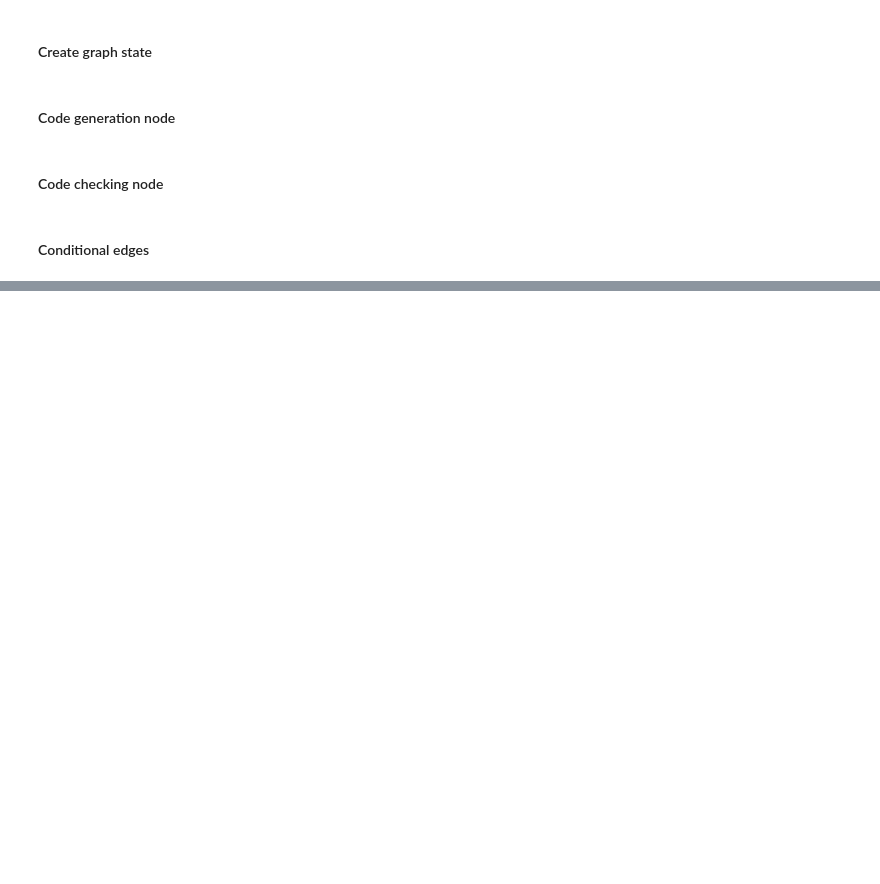
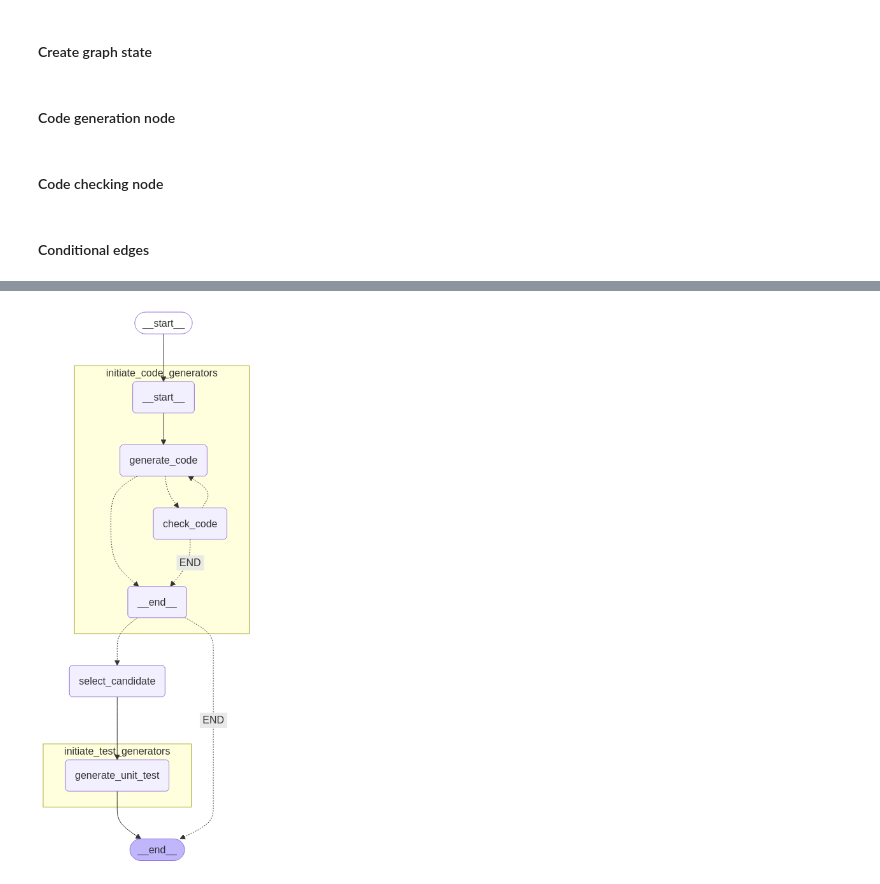
Before and after one commit to hunatlas/software_developer_assistant, a Jupyter notebook: code_assistant.ipynb, the cells around one changed output, grey strips where cells are left out. Saved outputs shown, nothing was run; the diff lists cells and outputs as text; code cells hidden in the pictures; blank space fills up the shorter version.

```diff
--- a/code_assistant.ipynb
+++ b/code_assistant.ipynb
@@ -198,0 +376,47 @@ graph_result
+# %%
+def initiate_test_generators(state: CodeAssistantState):
+    candidate = state["generations"][state["candidate"]]
+
+    test_generator_system_prompt = """You are an experienced Python tester. You help with writing unit tests for functions.
+    Write unit tests for the input function.
+    Follow the unit testing best practices:
+    - Make sure to cover edge cases.
+    - Give the test functions meaningful names.
+    - Write readable, simple tests.
+    - Write deterministic tests.
+    - Test one scenario per test.
+    - Write isolated tests, use mocks if necessary.
+    - Avoid test interdependence.
+    - Avoid active API calls.
+    Use the unittest Python module to create the test cases."""
+
+    test_generator_prompt = f"""The function is presented as follows:
+    prefix = <description of the function>
+    imports = <imported modules and libraries>
+    code = <function implementation>
+    Your response is only the entire test code.
+    The function is the following:
+    prefix: {candidate.prefix}
+    imports: {candidate.imports}
+    code: {candidate.code}"""
+
+    test_generator_response = test_generator_subgraph.invoke({"messages": [SystemMessage(content=test_generator_system_prompt)] + [HumanMessage(content=test_generator_prompt)]})
+
+    return {"test": test_generator_response["test"]}
+# %%
+code_assistant_builder = StateGraph(CodeAssistantState)
+
+code_assistant_builder.add_node("initiate_code_generators", initiate_code_generators)
+code_assistant_builder.add_node("select_candidate", select_candidate)
+code_assistant_builder.add_node("initiate_test_generators", initiate_test_generators)
+
+code_assistant_builder.add_edge(START, "initiate_code_generators")
+code_assistant_builder.add_conditional_edges("initiate_code_generators", no_candidate, {"select_candidate": "select_candidate", "END": END})
+code_assistant_builder.add_edge("select_candidate", "initiate_test_generators")
+code_assistant_builder.add_edge("initiate_test_generators", END)
+
+code_assistant_graph = code_assistant_builder.compile()
+
+display(Image(code_assistant_graph.get_graph(xray=1).draw_mermaid_png()))
+# %% [output]
+[figure, added]
```
Also changed, not shown: parts of 42 cells of this notebook, 47 other files.
